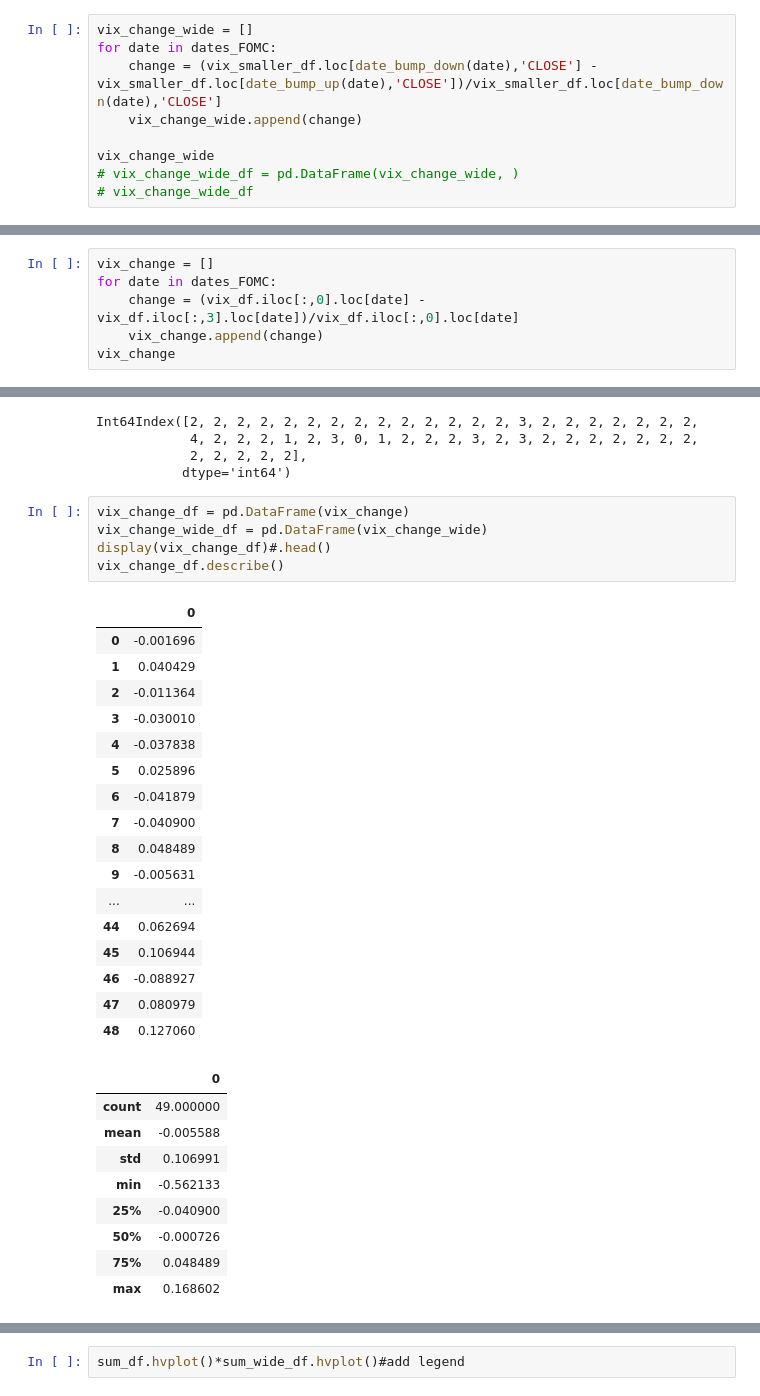
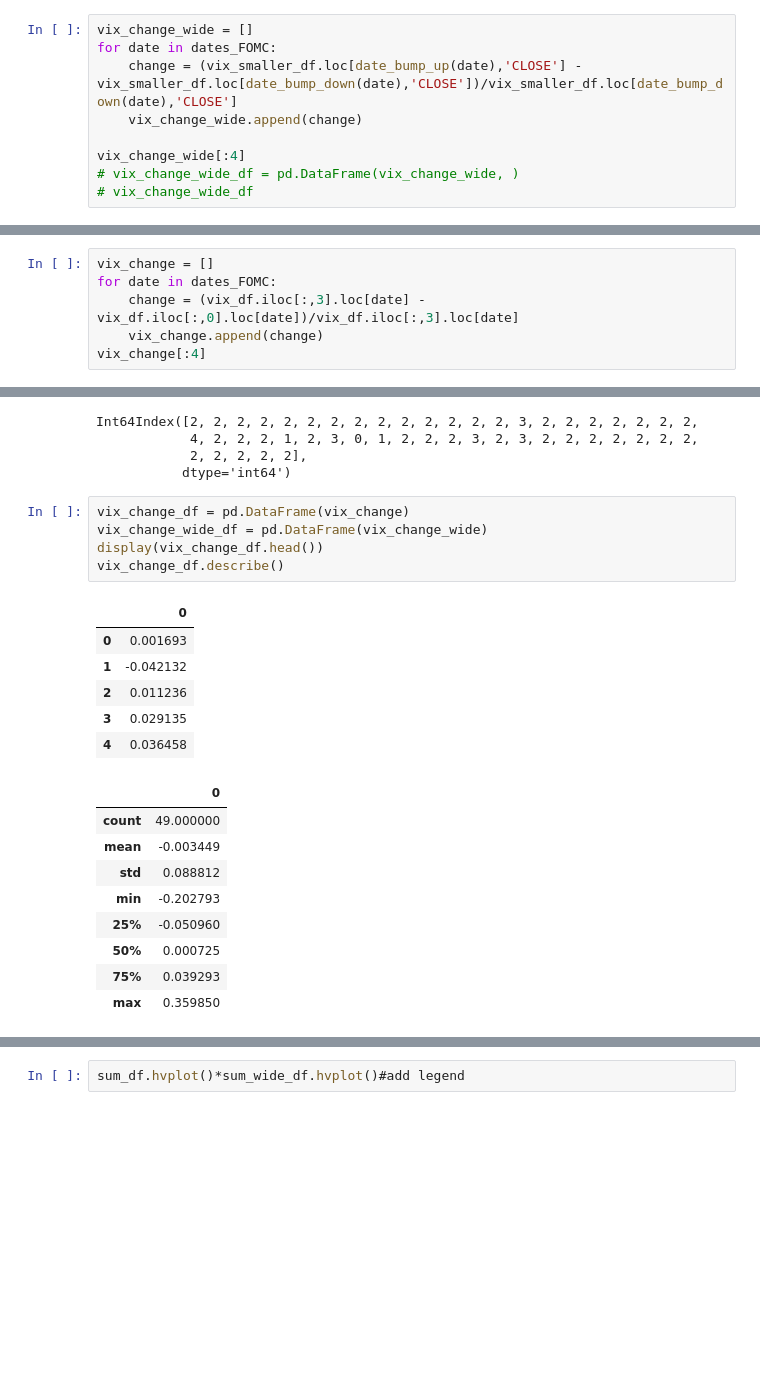
Before and after one commit to NikoKorolog/fomc_meeting_analysis, a Jupyter notebook: Main.ipynb, the cells around one changed output, grey strips where cells are left out. Cells and saved outputs as stored; diff of their text form; blank space fills up the shorter version.

```diff
--- a/Main.ipynb
+++ b/Main.ipynb
@@ -84,10 +84,10 @@ trend_mean.hvplot()*trend_5.hvplot()*trend_95.hvplot()
 # %%
 vix_change_wide = []
 for date in dates_FOMC:
-    change = (vix_smaller_df.loc[date_bump_down(date),'CLOSE'] - vix_smaller_df.loc[date_bump_up(date),'CLOSE'])/vix_smaller_df.loc[date_bump_down(date),'CLOSE']
+    change = (vix_smaller_df.loc[date_bump_up(date),'CLOSE'] - vix_smaller_df.loc[date_bump_down(date),'CLOSE'])/vix_smaller_df.loc[date_bump_down(date),'CLOSE']
     vix_change_wide.append(change)
 
-vix_change_wide
+vix_change_wide[:4]
 # vix_change_wide_df = pd.DataFrame(vix_change_wide, )
 # vix_change_wide_df
 # %% [output]
@@ -111,7 +114,7 @@ vix_change_wide
 # %%
 vix_change = []
 for date in dates_FOMC:
-    change = (vix_df.iloc[:,0].loc[date] - vix_df.iloc[:,3].loc[date])/vix_df.iloc[:,0].loc[date]
+    change = (vix_df.iloc[:,3].loc[date] - vix_df.iloc[:,0].loc[date])/vix_df.iloc[:,3].loc[date]
     vix_change.append(change)
-vix_change
+vix_change[:4]
 # %% [output]
@@ -142,35 +132,24 @@ Int64Index([2, 2, 2, 2, 2, 2, 2, 2, 2, 2, 2, 2, 2, 2, 3, 2, 2, 2, 2, 2, 2, 2,
 # %%
 vix_change_df = pd.DataFrame(vix_change)
 vix_change_wide_df = pd.DataFrame(vix_change_wide)
-display(vix_change_df)#.head()
+display(vix_change_df.head())
 vix_change_df.describe()
 # %% [output]
 |  | 0 |
-| 0 | -0.001696 |
-| 1 | 0.040429 |
-| 2 | -0.011364 |
-| 3 | -0.030010 |
-| 4 | -0.037838 |
-| 5 | 0.025896 |
-| 6 | -0.041879 |
-| 7 | -0.040900 |
-| 8 | 0.048489 |
-| 9 | -0.005631 |
-| ... | ... |
-| 44 | 0.062694 |
-| 45 | 0.106944 |
-| 46 | -0.088927 |
-| 47 | 0.080979 |
-| 48 | 0.127060 |
+| 0 | 0.001693 |
+| 1 | -0.042132 |
+| 2 | 0.011236 |
+| 3 | 0.029135 |
+| 4 | 0.036458 |
 |  | 0 |
 | count | 49.000000 |
-| mean | -0.005588 |
-| std | 0.106991 |
-| min | -0.562133 |
-| 25% | -0.040900 |
-| 50% | -0.000726 |
-| 75% | 0.048489 |
-| max | 0.168602 |
+| mean | -0.003449 |
+| std | 0.088812 |
+| min | -0.202793 |
+| 25% | -0.050960 |
+| 50% | 0.000725 |
+| 75% | 0.039293 |
+| max | 0.359850 |
 # %%
 sum = (vix_change_df.iloc[:,0] + 1).cumprod()
 sum_df = pd.DataFrame(sum)
```
Also changed, not shown: parts of 8 cells of this notebook.
